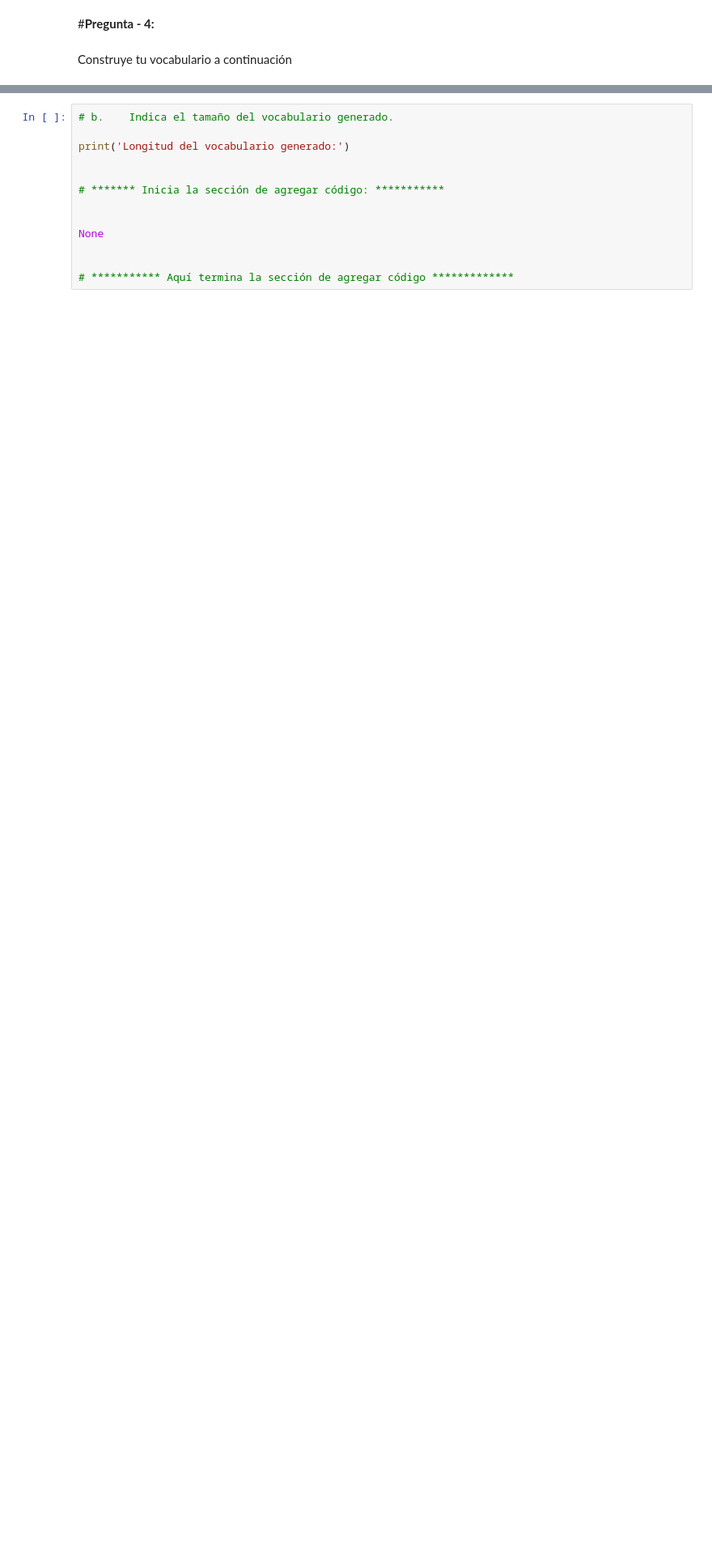
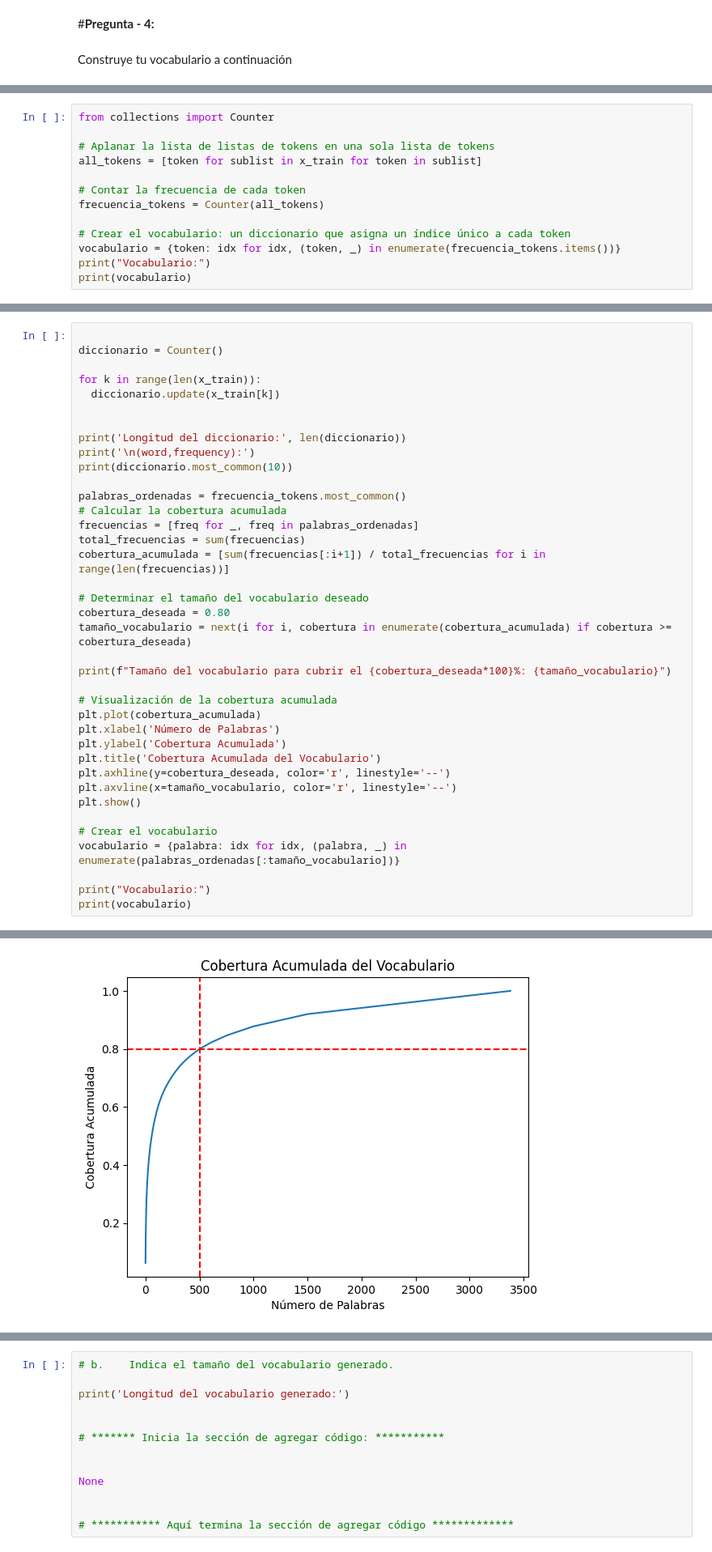
Before and after one commit to Julio21-ai/NLP-GPO10, a Jupyter notebook: 5.2 Vectores Embebidos Pre-entrenados/MNA_NLP_semana_5_Actividad_Embeddings_abril_2024.ipynb, the cells around one changed output, grey strips where cells are left out. Shown at 81% size. Cells and saved outputs as stored; diff of their text form; blank space fills up the shorter version.

```diff
--- a/5.2 Vectores Embebidos Pre-entrenados/MNA_NLP_semana_5_Actividad_Embeddings_abril_2024.ipynb
+++ b/5.2 Vectores Embebidos Pre-entrenados/MNA_NLP_semana_5_Actividad_Embeddings_abril_2024.ipynb
@@ -105,0 +326,13 @@ None
+# %%
+from collections import Counter
+
+# Aplanar la lista de listas de tokens en una sola lista de tokens
+all_tokens = [token for sublist in x_train for token in sublist]
+
+# Contar la frecuencia de cada token
+frecuencia_tokens = Counter(all_tokens)
+
+# Crear el vocabulario: un diccionario que asigna un índice único a cada token
+vocabulario = {token: idx for idx, (token, _) in enumerate(frecuencia_tokens.items())}
+print("Vocabulario:")
+print(vocabulario)
@@ -105,0 +342,39 @@ None
+# %%
+
+diccionario = Counter()
+
+for k in range(len(x_train)):
+  diccionario.update(x_train[k])
+
+
+print('Longitud del diccionario:', len(diccionario))
+print('\n(word,frequency):')
+print(diccionario.most_common(10))
+
+palabras_ordenadas = frecuencia_tokens.most_common()
+# Calcular la cobertura acumulada
+frecuencias = [freq for _, freq in palabras_ordenadas]
+total_frecuencias = sum(frecuencias)
+cobertura_acumulada = [sum(frecuencias[:i+1]) / total_frecuencias for i in range(len(frecuencias))]
+
+# Determinar el tamaño del vocabulario deseado
+cobertura_deseada = 0.80
+tamaño_vocabulario = next(i for i, cobertura in enumerate(cobertura_acumulada) if cobertura >= cobertura_deseada)
+
+print(f"Tamaño del vocabulario para cubrir el {cobertura_deseada*100}%: {tamaño_vocabulario}")
+
+# Visualización de la cobertura acumulada
+plt.plot(cobertura_acumulada)
+plt.xlabel('Número de Palabras')
+plt.ylabel('Cobertura Acumulada')
+plt.title('Cobertura Acumulada del Vocabulario')
+plt.axhline(y=cobertura_deseada, color='r', linestyle='--')
+plt.axvline(x=tamaño_vocabulario, color='r', linestyle='--')
+plt.show()
+
+# Crear el vocabulario
+vocabulario = {palabra: idx for idx, (palabra, _) in enumerate(palabras_ordenadas[:tamaño_vocabulario])}
+
+print("Vocabulario:")
+print(vocabulario)
+# %% [output]
@@ -105,0 +386 @@ None
+[figure, added]
```
Also changed, not shown: parts of 18 cells of this notebook.
